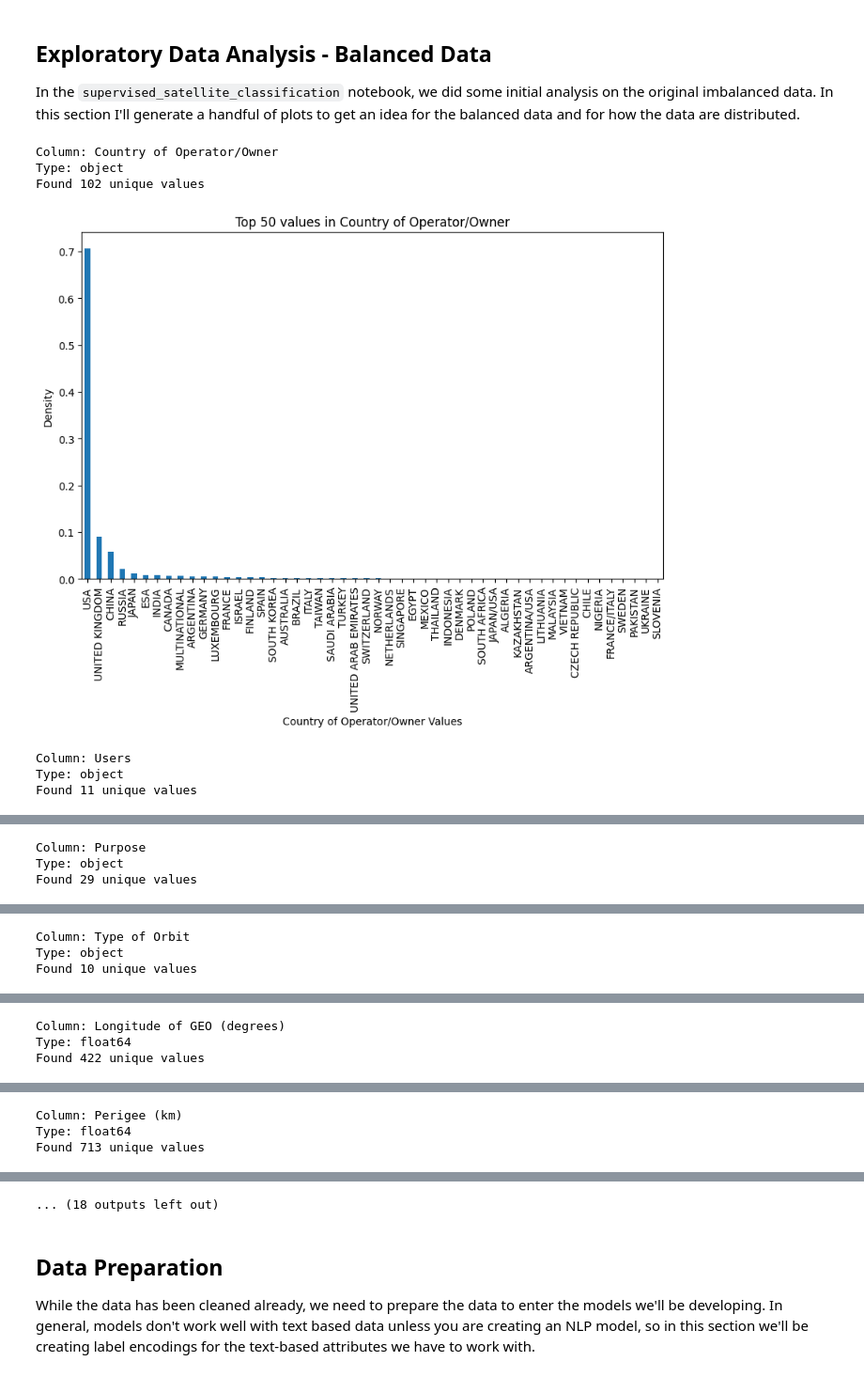
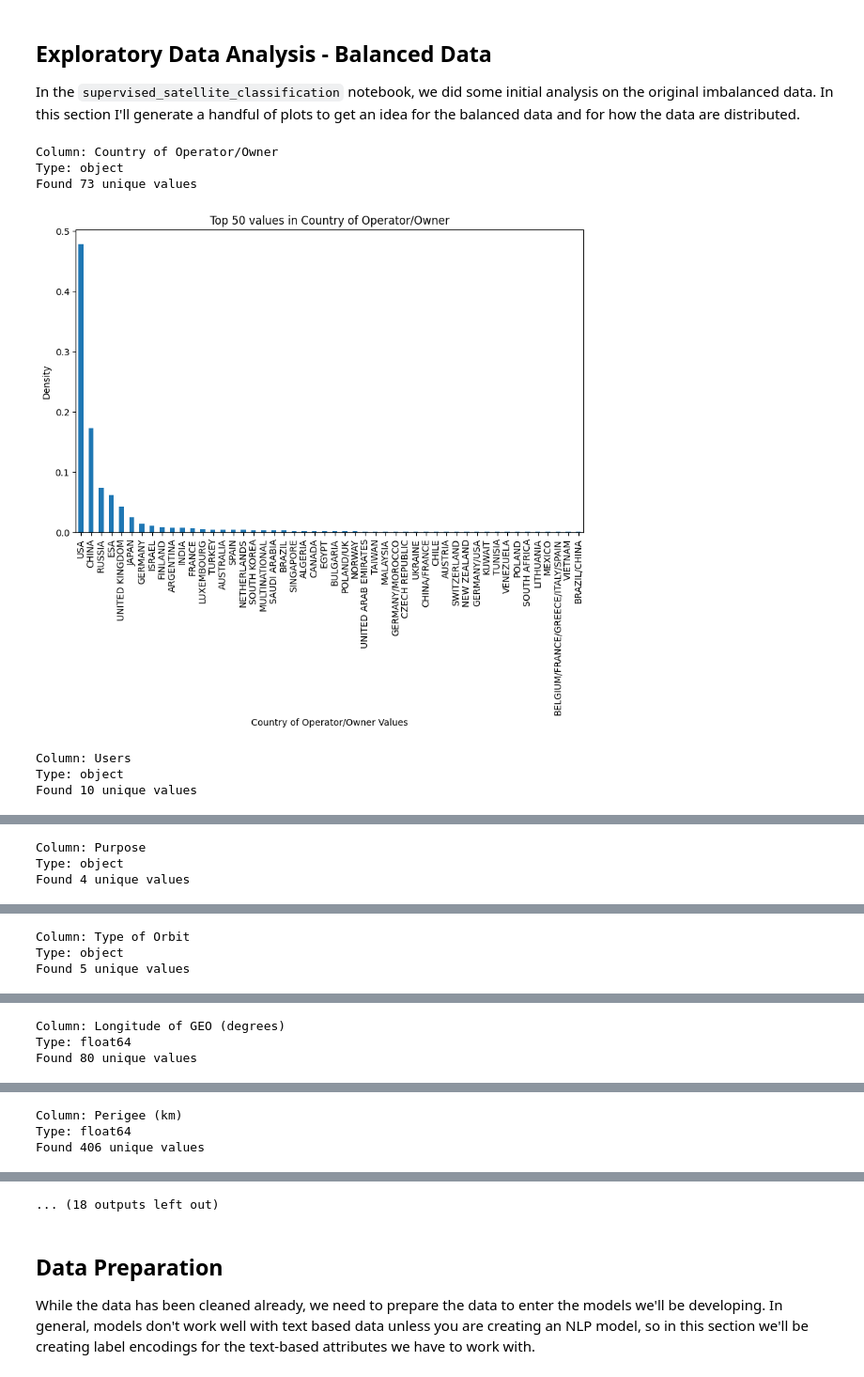
Before and after one commit to iffigueroa/Satellite-Classification, a Jupyter notebook: unsupervised_satellite_classification.ipynb, the cells around one changed output, grey strips where cells are left out. Shown at 94% size. Saved outputs shown, nothing was run; the diff lists cells and outputs as text; code cells hidden in the pictures.

```diff
--- a/unsupervised_satellite_classification.ipynb
+++ b/unsupervised_satellite_classification.ipynb
@@ -123,0 +148,7 @@ def column_overview(df: pd.DataFrame, column: str, show_plot: bool = False, n:in
+# %%
+value_counts = sat_df['Purpose'].value_counts()
+valid_purposes = value_counts[value_counts >= 100].index
+filtered_df = sat_df[sat_df['Purpose'].isin(valid_purposes)]
+sat_df = filtered_df
+
+column_overview(sat_df, 'Purpose', show_plot=True)
@@ -129,0 +172,21 @@ For reference, [this](https://medium.com/@tam.tamanna18/handling-imbalanced-data
+# %%
+from sklearn.utils import resample
+
+comm_class = sat_df[(sat_df['Purpose'] == 'COMMUNICATIONS')]
+eo_class = sat_df[(sat_df['Purpose'] == 'EARTH OBSERVATION')]
+td_class = sat_df[(sat_df['Purpose'] == 'TECHNOLOGY DEVELOPMENT')]
+gps_class = sat_df[(sat_df['Purpose'] == 'GLOBAL POSITIONING/NAVIGATION')]
+
+samples = 500
+
+comm_downsampled = resample(comm_class, replace=False, n_samples=samples, random_state=55)
+eo_downsampled = resample(eo_class, replace=False, n_samples=samples, random_state=55)
+td_upsampled = resample(td_class, replace=True, n_samples=samples, random_state=55)
+gps_upsampled = resample(gps_class, replace=True, n_samples=samples, random_state=55)
+
+
+# Combine the downsampled majority and upsampled minority
+balanced_data = pd.concat([comm_downsampled, eo_downsampled, td_upsampled, gps_upsampled])
+print(balanced_data.shape)
+
+sat_df = balanced_data
@@ -162,13 +204,13 @@ Found 29 unique values
 
 In the `supervised_satellite_classification` notebook, we did some initial analysis on the original imbalanced data. In this section I'll generate a handful of plots to get an idea for the balanced data and for how the data are distributed.
 # %%
-for column in balanced_data.columns:
+for column in sat_df.columns:
   column_overview(sat_df, column, show_plot=True)
 # %% [output]
 Column: Country of Operator/Owner
 Type: object
-Found 102 unique values
+Found 73 unique values
-[figure, old version]
+[figure, new version]
 Column: Users
 Type: object
-Found 11 unique values
+Found 10 unique values
@@ -176,3 +218,3 @@ Found 11 unique values
 Column: Purpose
 Type: object
-Found 29 unique values
+Found 4 unique values
@@ -180,3 +222,3 @@ Found 29 unique values
 Column: Type of Orbit
 Type: object
-Found 10 unique values
+Found 5 unique values
@@ -184,7 +226,7 @@ Found 10 unique values
 Column: Longitude of GEO (degrees)
 Type: float64
-Found 422 unique values
+Found 80 unique values
 [figure]
 Column: Perigee (km)
 Type: float64
-Found 713 unique values
+Found 406 unique values
```
Also changed, not shown: parts of 17 cells of this notebook.
